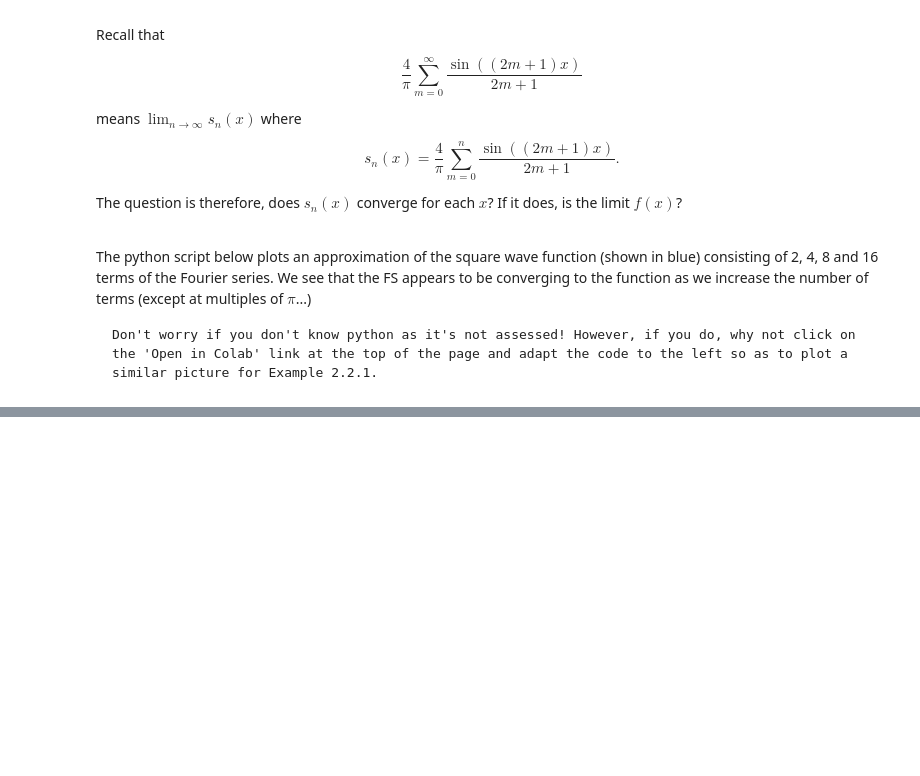
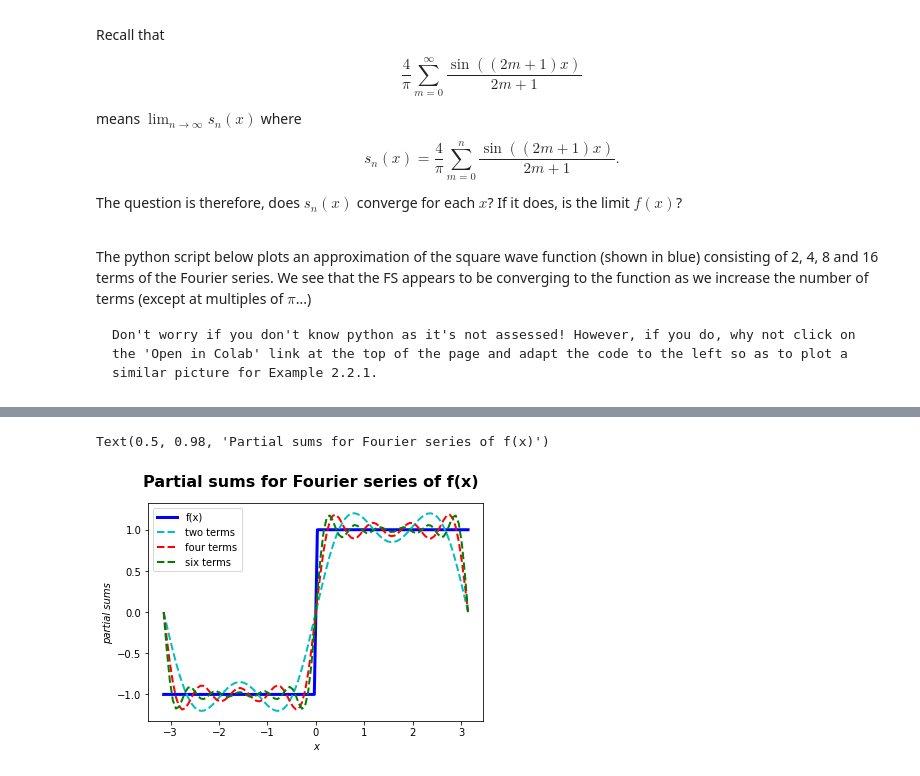
Before and after one commit to jjcrofts77/Advanced-Calculus-MATH20471, a Jupyter notebook: content/notebooks/Part1/Chapter2/Fourierseries2pi.ipynb, the cells around one changed output, grey strips where cells are left out. Cells and saved outputs as stored; diff of their text form; code cells hidden in the pictures; blank space fills up the shorter version.

```diff
--- a/content/notebooks/Part1/Chapter2/Fourierseries2pi.ipynb
+++ b/content/notebooks/Part1/Chapter2/Fourierseries2pi.ipynb
@@ -365,0 +282,29 @@ plt.show()
+# %%
+import numpy as np
+import matplotlib.pyplot as plt
+
+# domain
+x = np.linspace(-np.pi,np.pi,100)
+
+# square wave function
+f=np.ones_like(x)
+f[x<0]=-1
+
+# Partial sums for the FS of the square wave
+y1=(4/np.pi)*(np.sin(x)+np.sin(3*x)/3.0)
+y2=y1+(4/np.pi)*(np.sin(5*x)/5.0+np.sin(7*x)/7.0)
+y3=y2+(4/np.pi)*(np.sin(9*x)/9.0)+np.sin(11*x)/11.0
+
+# plot
+plt.ion()
+plt.plot(x,f,'b-',lw=3,label='f(x)')
+plt.plot(x,y1,'c--',lw=2,label='two terms')
+plt.plot(x,y2,'r--',lw=2,label='four terms')
+plt.plot(x,y3,'g--',lw=2,label='six terms')
+plt.legend(loc='best')
+plt.xlabel('x',style='italic')
+plt.ylabel('partial sums',style='italic')
+plt.suptitle('Partial sums for Fourier series of f(x)',size=16,weight='bold')
+# %% [output]
+Text(0.5, 0.98, 'Partial sums for Fourier series of f(x)')
+[figure, added]
```
Also changed, not shown: parts of 1 cell of this notebook.
